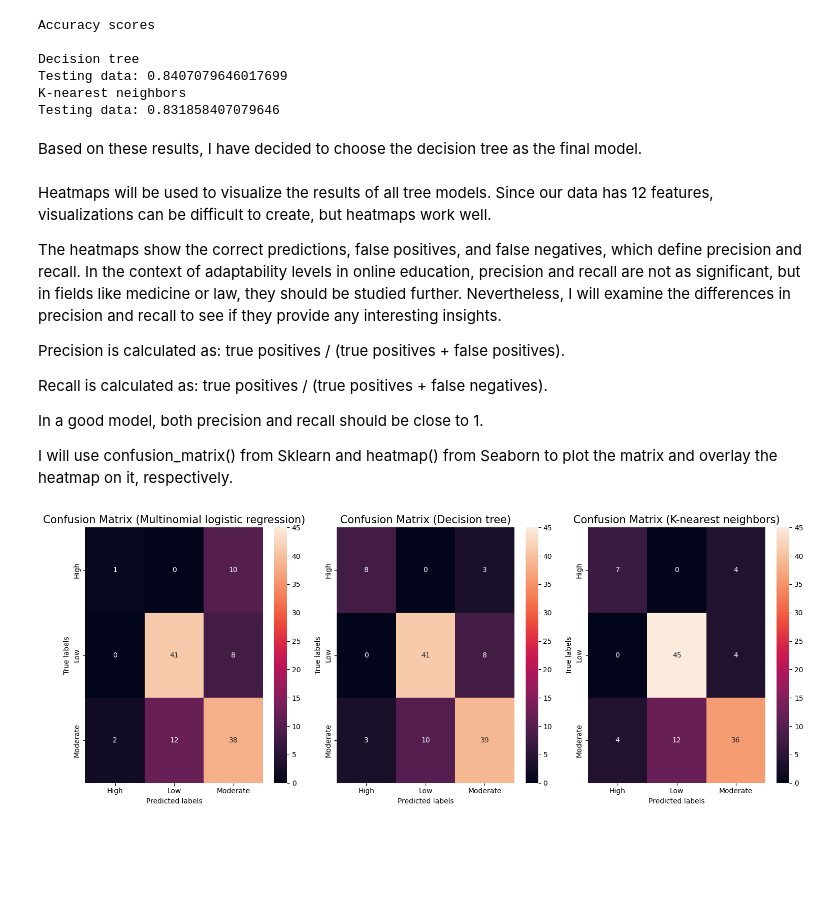
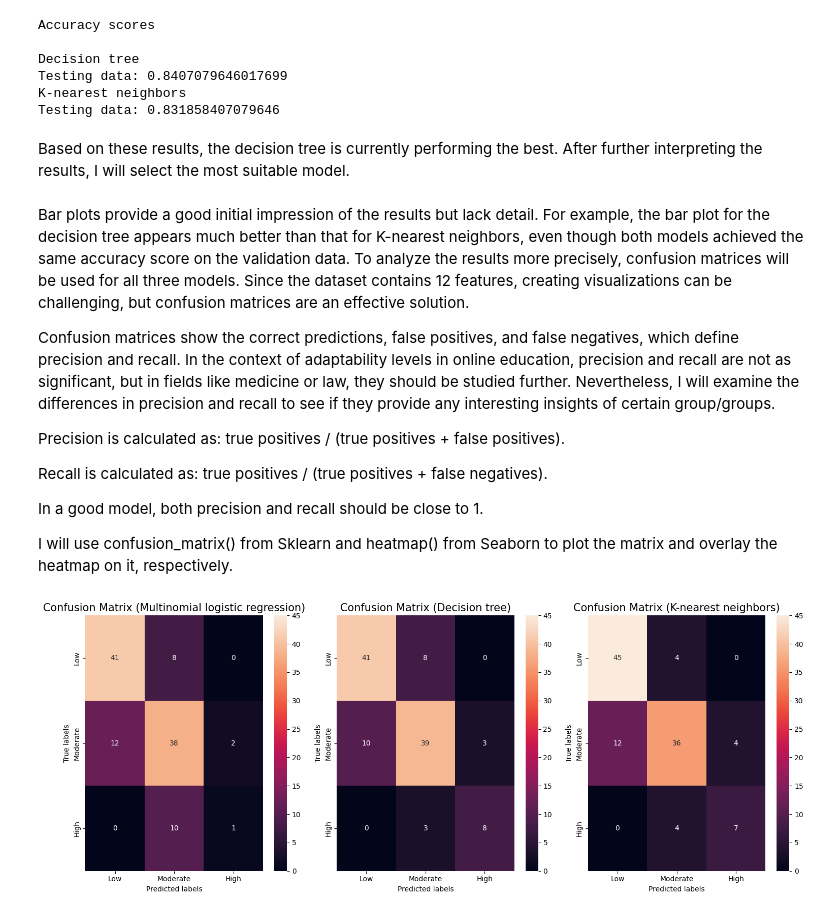
Before and after one commit to oonas21/Online-education-ML-project, a Jupyter notebook: notebook.ipynb, the cells around one changed output. Saved outputs shown, nothing was run; the diff lists cells and outputs as text; code cells hidden in the pictures; blank space fills up the shorter version.

Commit message:
added confusion matrices

```diff
--- a/notebook.ipynb
+++ b/notebook.ipynb
@@ -171,7 +171,7 @@ Create a data frame without labels and scale the feature values using method Sta
 # %%
 X_multi = data.drop(columns=['Adaptivity Level'])
 feature_names = X_multi.columns
-multi_labels = ['High', 'Low', 'Moderate']     # correct order of labels, which is used in plottig confusion matrix
+multi_labels = ['Low', 'Moderate', 'High']     # correct order of labels, which is used in plottig confusion matrix
 
 scaler = StandardScaler()
 scaled_data = scaler.fit_transform(X_multi)
@@ -340,4 +400,4 @@ Testing data: 0.8407079646017699
 K-nearest neighbors
 Testing data: 0.831858407079646
 # %% [markdown]
-Based on these results, I have decided to choose the decision tree as the final model.
+Based on these results, the decision tree is currently performing the best. After further interpreting the results, I will select the most suitable model.
@@ -346,7 +404,7 @@ model_final = model2 = DecisionTreeClassifier(max_depth=8)
 # %% [markdown]
-Heatmaps will be used to visualize the results of all tree models. Since our data has 12 features, visualizations can be difficult to create, but heatmaps work well.
+Bar plots provide a good initial impression of the results but lack detail. For example, the bar plot for the decision tree appears much better than that for K-nearest neighbors, even though both models achieved the same accuracy score on the validation data. To analyze the results more precisely, confusion matrices will be used for all three models. Since the dataset contains 12 features, creating visualizations can be challenging, but confusion matrices are an effective solution.
 
-The heatmaps show the correct predictions, false positives, and false negatives, which define precision and recall. In the context of adaptability levels in online education, precision and recall are not as significant, but in fields like medicine or law, they should be studied further. Nevertheless, I will examine the differences in precision and recall to see if they provide any interesting insights.
+Confusion matrices show the correct predictions, false positives, and false negatives, which define precision and recall. In the context of adaptability levels in online education, precision and recall are not as significant, but in fields like medicine or law, they should be studied further. Nevertheless, I will examine the differences in precision and recall to see if they provide any interesting insights of certain group/groups.
 
 Precision is calculated as: true positives / (true positives + false positives).
 
@@ -357,37 +415,37 @@ In a good model, both precision and recall should be close to 1.
 I will use confusion_matrix() from Sklearn and heatmap() from Seaborn to plot the matrix and overlay the heatmap on it, respectively.
 # %%
 # Validation data is used
-c_mat1 = confusion_matrix(y_val, predicted_y_val_1)
-c_mat2 = confusion_matrix(y_val, predicted_y_val_2)
-c_mat3 = confusion_matrix(y_val, predicted_y_val_3)
+c_mat1 = confusion_matrix(y_val, predicted_y_val_1, labels=multi_labels)
+c_mat2 = confusion_matrix(y_val, predicted_y_val_2, labels=multi_labels)
+c_mat3 = confusion_matrix(y_val, predicted_y_val_3, labels=multi_labels)
 
 # Find the global min and max values to set consistent color scale across all subplots
 vmin = min(c_mat1.min(), c_mat2.min(), c_mat3.min())
 vmax = max(c_mat1.max(), c_mat2.max(), c_mat3.max())
 
 # Set three plots visible
 fig, axes = plt.subplots(1, 3, figsize=(15, 6))
 
 # Multinomial logistic regression
 sns.heatmap(c_mat1, annot=True, fmt='g', ax=axes[0], vmin=vmin, vmax=vmax, xticklabels=multi_labels, yticklabels=multi_labels)
 axes[0].set_xlabel('Predicted labels', fontsize=10)
 axes[0].set_ylabel('True labels', fontsize=10)
 axes[0].set_title('Confusion Matrix (Multinomial logistic regression)', fontsize=15)
 
 # Decision tree
 sns.heatmap(c_mat2, annot=True, fmt='g', ax=axes[1], vmin=vmin, vmax=vmax, xticklabels=multi_labels, yticklabels=multi_labels)
 axes[1].set_xlabel('Predicted labels', fontsize=10)
 axes[1].set_ylabel('True labels', fontsize=10)
 axes[1].set_title('Confusion Matrix (Decision tree)', fontsize=15)
 
 # K-nearest Neighbors
 sns.heatmap(c_mat3, annot=True, fmt='g', ax=axes[2], vmin=vmin, vmax=vmax, xticklabels=multi_labels, yticklabels=multi_labels)
 axes[2].set_xlabel('Predicted labels', fontsize=10)
 axes[2].set_ylabel('True labels', fontsize=10)
 axes[2].set_title('Confusion Matrix (K-nearest neighbors)', fontsize=15)
 
 # show the plot
 plt.tight_layout()
 plt.show()
 # %% [output]
-[figure, old version]
+[figure, new version]
```
Also changed, not shown: parts of 9 cells of this notebook.
